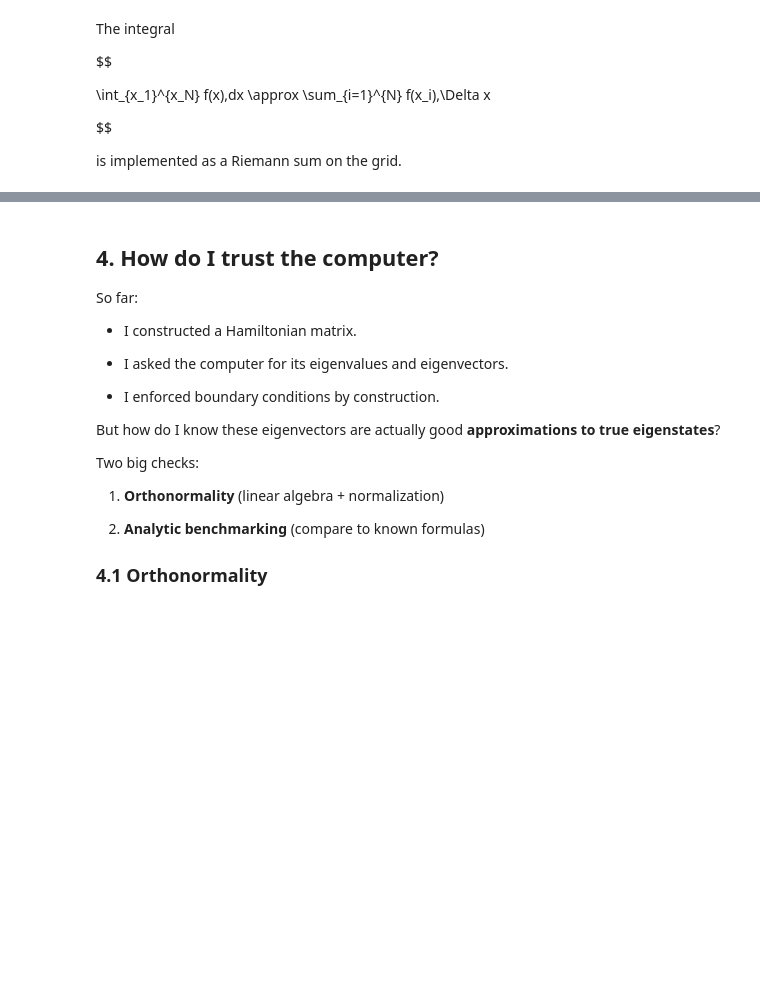
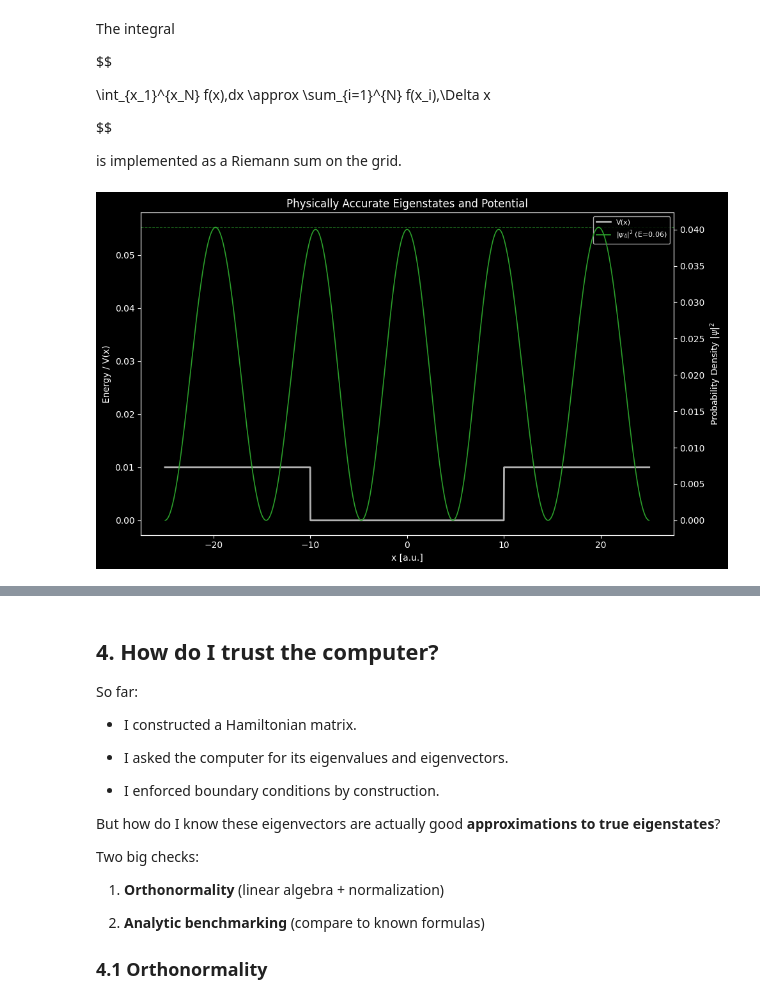
Before and after one commit to Ahilan-Bucket/Hand-wave, a Jupyter notebook: ModularedPresentation.ipynb, the cells around one changed output, grey strips where cells are left out. Saved outputs shown, nothing was run; the diff lists cells and outputs as text; code cells hidden in the pictures; blank space fills up the shorter version.

```diff
--- a/ModularedPresentation.ipynb
+++ b/ModularedPresentation.ipynb
@@ -956,9 +1109,10 @@ solver.py
 # %%
 from functions import solve
 
-V = finite_square_well(x,0,10,1)
-
-E, psi = solve(T, V, dx)
+V = finite_square_well(x,-10,10,0.01)
 # %%
 from functions import plot_alive
-plot_alive(E, psi, V, x, no=0);
+E, psi = solve(T, V, dx)
+plot_alive(E, psi, V, x, no=4);
+# %% [output]
+[figure, added]
```
Also changed, not shown: parts of 23 cells of this notebook, 2 other files.
